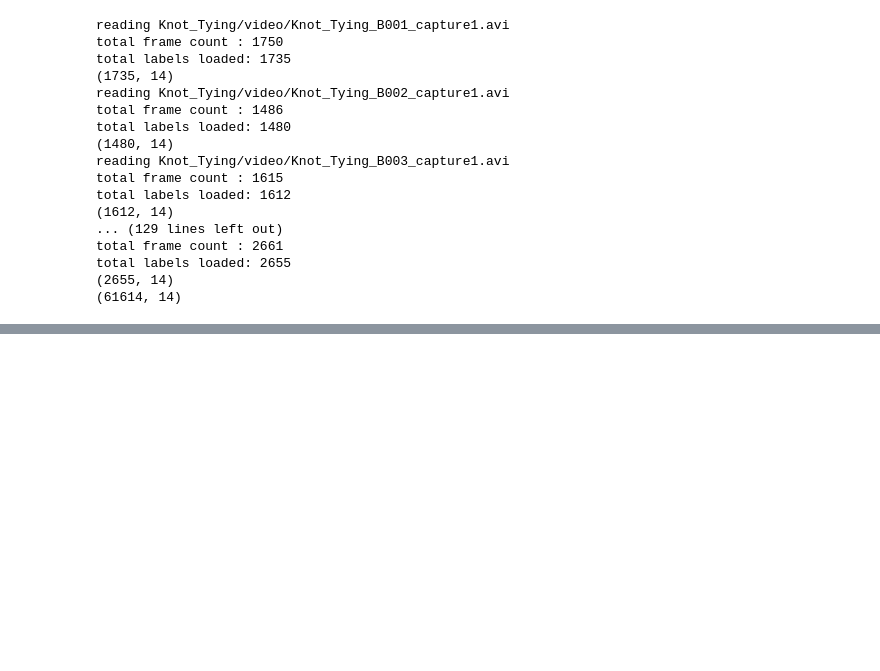
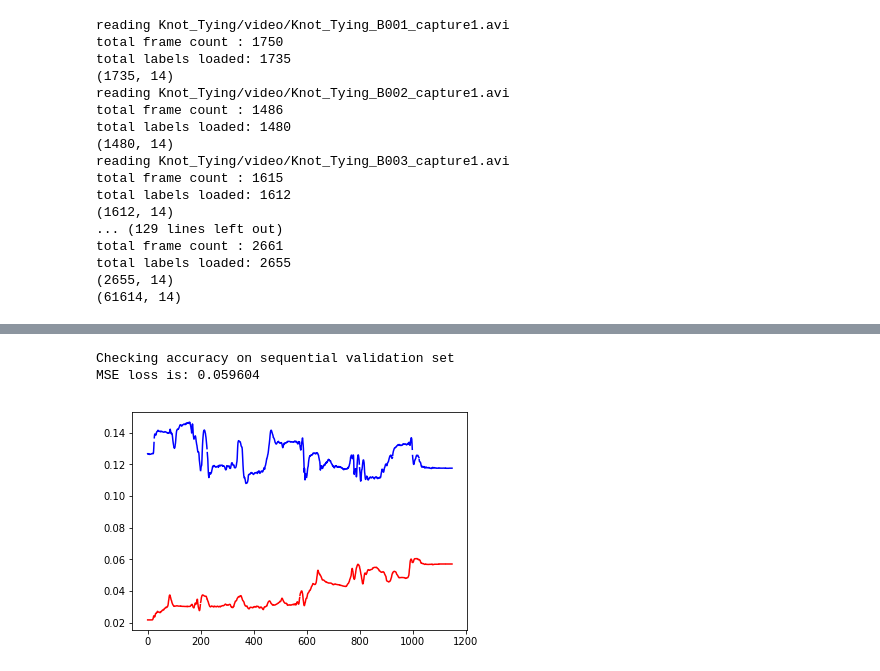
Before and after one commit to chuazh/CS231n_project, a Jupyter notebook: extract_frames.ipynb, the cells around one changed output, grey strips where cells are left out. Saved outputs shown, nothing was run; the diff lists cells and outputs as text; code cells hidden in the pictures; blank space fills up the shorter version.

Commit message:
added visualization

```diff
--- a/extract_frames.ipynb
+++ b/extract_frames.ipynb
@@ -366,7 +384,28 @@ def check_accuracy_part34(loader, model):
             loss_fn = torch.nn.MSELoss(reduction='mean')
             loss = loss_fn(scores,y)
 
-        print('MSE loss is: %d ' % loss)
+        print('MSE loss is: %f ' % loss)
+
+def check_accuracy_vis(loader, model):
+
+    print('Checking accuracy on sequential validation set')
+
+    model.eval()  # set model to evaluation mode
+    count = 0
+    plt.figure()
+    with torch.no_grad():
+        for x, y in loader:
+            x = x.to(device=device, dtype=dtype)  # move to device, e.g. GPU
+            y = y.to(device=device, dtype=torch.float)
+            scores = model(x)
+            loss_fn = torch.nn.MSELoss(reduction='mean')
+            loss = loss_fn(scores,y)
+            plt.plot(range(count, len(scores) + count), scores.numpy()[:,0], 'b')
+            plt.plot(range(count, len(scores) + count), y.numpy()[:,0], 'r')
+            count = count + len(scores)
+
+        print('MSE loss is: %f ' % loss)
+        plt.show()
 
 def train_part34(model, optimizer, epochs=1):
     """
@@ -493,3 +534,11 @@ Iteration 20, loss = 6.0784
+# %%
+import matplotlib.pyplot as plt
+
+check_accuracy_vis(loader_seq, model)
+# %% [output]
+Checking accuracy on sequential validation set
+MSE loss is: 0.059604
+[figure, added]
 # %%
 import matplotlib.pyplot as plt
 
```
Also changed, not shown: parts of 2 cells of this notebook.
